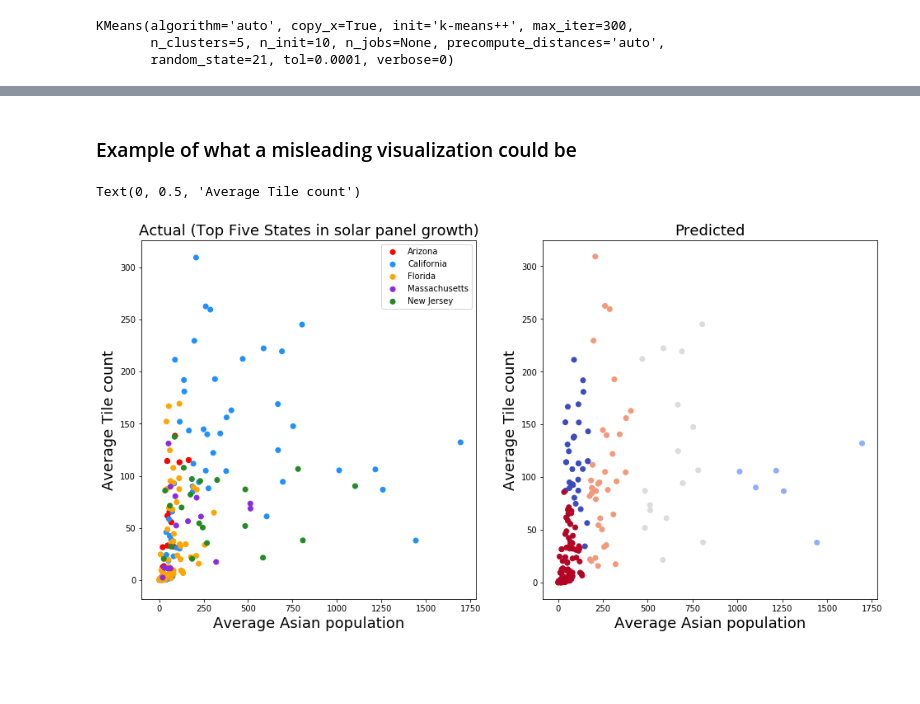
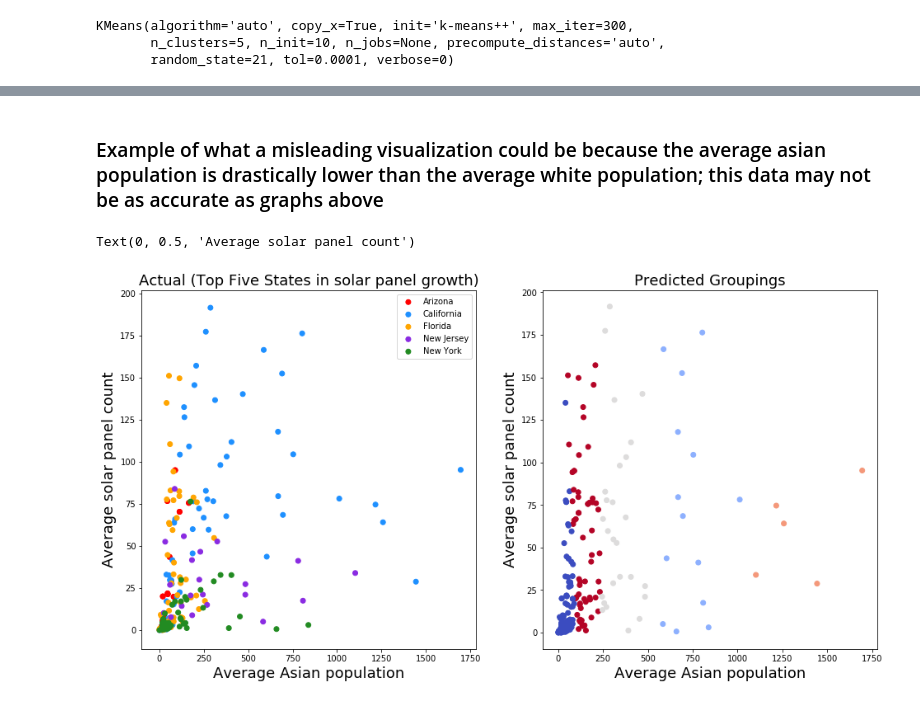
Before and after one commit to zs19930830/CMPE255, a Jupyter notebook: src/analysis.ipynb, the cells around one changed output, grey strips where cells are left out. Cells and saved outputs as stored; diff of their text form; code cells hidden in the pictures; blank space fills up the shorter version.

```diff
--- a/src/analysis.ipynb
+++ b/src/analysis.ipynb
@@ -185,16 +201,16 @@ for (i, cls) in enumerate(set(actual_labels)):
     elif (cls == 2):
         label = "Florida"
     elif (cls == 3):
-        label = "Massachusetts"
+        label = "New Jersey"
     elif (cls == 4):
-        label = "New Jersey"
+        label = "New York"
     axes[0].scatter(x, y, c=color, label=label)
     axes[0].set_title("Actual (Top Five States in solar panel growth)", fontsize=18)
     axes[0].set_xlabel("Average household income", fontsize=18)
-    axes[0].set_ylabel("Average Tile count", fontsize=18)
+    axes[0].set_ylabel("Average solar panel count", fontsize=18)
 axes[0].legend()
 axes[1].scatter(X[:,1], X[:,0], c=new_labels, cmap="coolwarm")
 axes[1].set_title("Predicted Groupings", fontsize=18)
 axes[1].set_xlabel("Average household income", fontsize=18)
-axes[1].set_ylabel("Average Tile count", fontsize=18)
+axes[1].set_ylabel("Average solar panel count", fontsize=18)
 # %% [output]
@@ -221,6 +237,6 @@ top_five_states
 # %%
 # first kmeans on white population
-X = top_five_states[['tile_count','race_white']]
+X = top_five_states[['solar_system_count','race_white']]
 X = X.to_numpy()
 X
 # %% [output]
@@ -285,16 +303,16 @@ for (i, cls) in enumerate(set(actual_labels)):
     elif (cls == 2):
         label = "Florida"
     elif (cls == 3):
-        label = "Massachusetts"
+        label = "New Jersey"
     elif (cls == 4):
-        label = "New Jersey"
+        label = "New York"
     axes[0].scatter(x, y, c=color, label=label)
     axes[0].set_title("Actual (Top Five States in solar panel growth)", fontsize=18)
     axes[0].set_xlabel("Average white population", fontsize=18)
-    axes[0].set_ylabel("Average Tile count", fontsize=18)
+    axes[0].set_ylabel("Average solar panel count", fontsize=18)
 axes[0].legend()
 axes[1].scatter(X[:,1], X[:,0], c=new_labels, cmap="coolwarm")
 axes[1].set_title("Predicted Groupings", fontsize=18)
 axes[1].set_xlabel("Average white population", fontsize=18)
-axes[1].set_ylabel("Average Tile count", fontsize=18)
+axes[1].set_ylabel("Average solar panel count", fontsize=18)
 # %% [output]
@@ -308,6 +326,6 @@ sns.lmplot('race_white', 'tile_count', data=top_five_states)
 # %%
 # first kmeans on Asian population
-X = top_five_states[['tile_count','race_asian']]
+X = top_five_states[['solar_system_count','race_asian']]
 X = X.to_numpy()
 X
 # %% [output]
@@ -352,30 +372,30 @@ array([1, 4, 4, 3, 4, 0, 2, 4, 0, 2, 0, 4, 0, 4, 3, 3, 4, 4, 2, 0, 3, 4,
-# %% [markdown]
-### Example of what a misleading visualization could be
+# %% [markdown]
+### Example of what a misleading visualization could be because the average asian population is drastically lower than the average white population; this data may not be as accurate as graphs above
 # %%
 fig, axes = plt.subplots(1, 2, figsize=(16,8))
 for (i, cls) in enumerate(set(actual_labels)):
     x = [p for (j,p) in enumerate(X[:,1]) if actual_labels[j]==cls]
     y = [p for (j,p) in enumerate(X[:,0]) if actual_labels[j]==cls]
     color = [c for (j,c) in enumerate(top_five_states['color']) if actual_labels[j]==cls]
     if (cls == 0):
         label = "Arizona"
     elif (cls == 1):
         label = "California"
     elif (cls == 2):
         label = "Florida"
     elif (cls == 3):
-        label = "Massachusetts"
+        label = "New Jersey"
     elif (cls == 4):
-        label = "New Jersey"
+        label = "New York"
     axes[0].scatter(x, y, c=color, label=label)
     axes[0].set_title("Actual (Top Five States in solar panel growth)", fontsize=18)
     axes[0].set_xlabel("Average Asian population", fontsize=18)
-    axes[0].set_ylabel("Average Tile count", fontsize=18)
+    axes[0].set_ylabel("Average solar panel count", fontsize=18)
 axes[0].legend()
 axes[1].scatter(X[:,1], X[:,0], c=new_labels, cmap="coolwarm")
-axes[1].set_title("Predicted", fontsize=18)
+axes[1].set_title("Predicted Groupings", fontsize=18)
 axes[1].set_xlabel("Average Asian population", fontsize=18)
-axes[1].set_ylabel("Average Tile count", fontsize=18)
+axes[1].set_ylabel("Average solar panel count", fontsize=18)
 # %% [output]
-Text(0, 0.5, 'Average Tile count')
+Text(0, 0.5, 'Average solar panel count')
-[figure, old version]
+[figure, new version]
```
Also changed, not shown: parts of 28 cells of this notebook, 1 other file.
